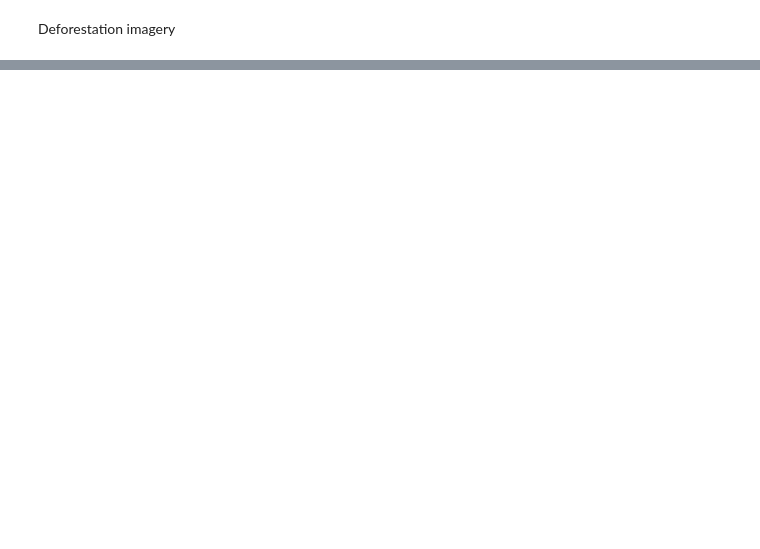
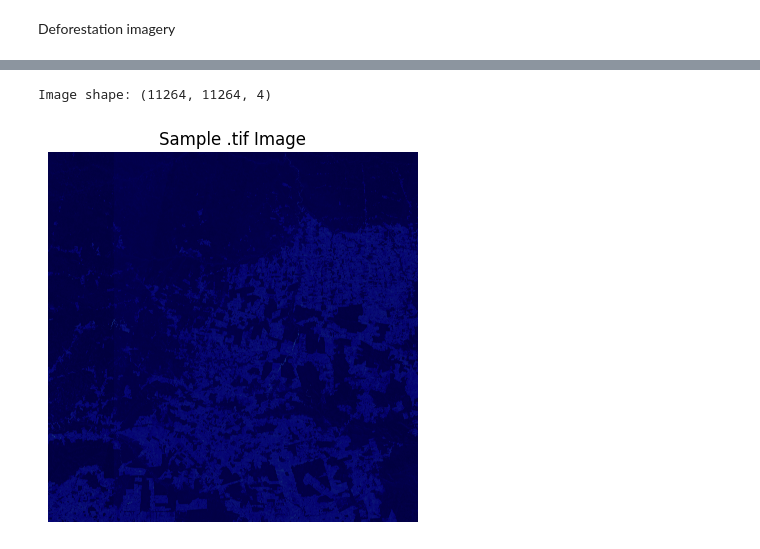
Before and after one commit to peleemanuel/bachelor-degree, a Jupyter notebook: deforestation_model/playbook.ipynb, the cells around one changed output, grey strips where cells are left out. Saved outputs shown, nothing was run; the diff lists cells and outputs as text; code cells hidden in the pictures; blank space fills up the shorter version.

```diff
--- a/deforestation_model/playbook.ipynb
+++ b/deforestation_model/playbook.ipynb
@@ -83,0 +507,24 @@ df['geometry'][0]
+# %%
+import matplotlib.pyplot as plt
+from skimage.io import imread
+
+# Load a sample image and mask
+sample_image = '/home/epele/.cache/kagglehub/datasets/akhilchibber/deforestation-detection-dataset/versions/1/1_CLOUD_FREE_DATASET/2_SENTINEL2/IMAGE_16_GRID/RASTER_0.tif'
+sample_mask = imread('/home/epele/.cache/kagglehub/datasets/akhilchibber/deforestation-detection-dataset/versions/1/3_TRAINING_MASKS/MASK_16_GRID/RASTER_0.tif')
+
+# Plot sample image and mask
+plt.figure(figsize=(12, 6))
+plt.subplot(1, 2, 1)
+with rasterio.open(sample_image) as src:
+    image = src.read(1)  # Read the first band
+    plt.imshow(image, cmap='gist_earth')
+    plt.title("Sample Image")
+    plt.axis('off')
+    plt.show()
+
+plt.subplot(1, 2, 2)
+plt.title("Sample Mask")
+plt.imshow(sample_mask, cmap='gray')
+plt.axis('off')
+
+plt.show()
@@ -83,0 +534,14 @@ df['geometry'][0]
+# %%
+image_path = '/home/epele/.cache/kagglehub/datasets/akhilchibber/deforestation-detection-dataset/versions/1/1_CLOUD_FREE_DATASET/2_SENTINEL2/IMAGE_FULL/raster.tif'
+sample_image = imread(image_path)
+print(f"Image shape: {sample_image.shape}")
+
+with rasterio.open(image_path) as src:
+    image = src.read(1)  # Read the first band
+    plt.imshow(image, cmap='gist_earth')
+    plt.title("Sample .tif Image")
+    plt.axis('off')
+    plt.show()
+# %% [output]
+Image shape: (11264, 11264, 4)
+[figure, added]
```
Also changed, not shown: parts of 23 cells of this notebook, 3 other files.
